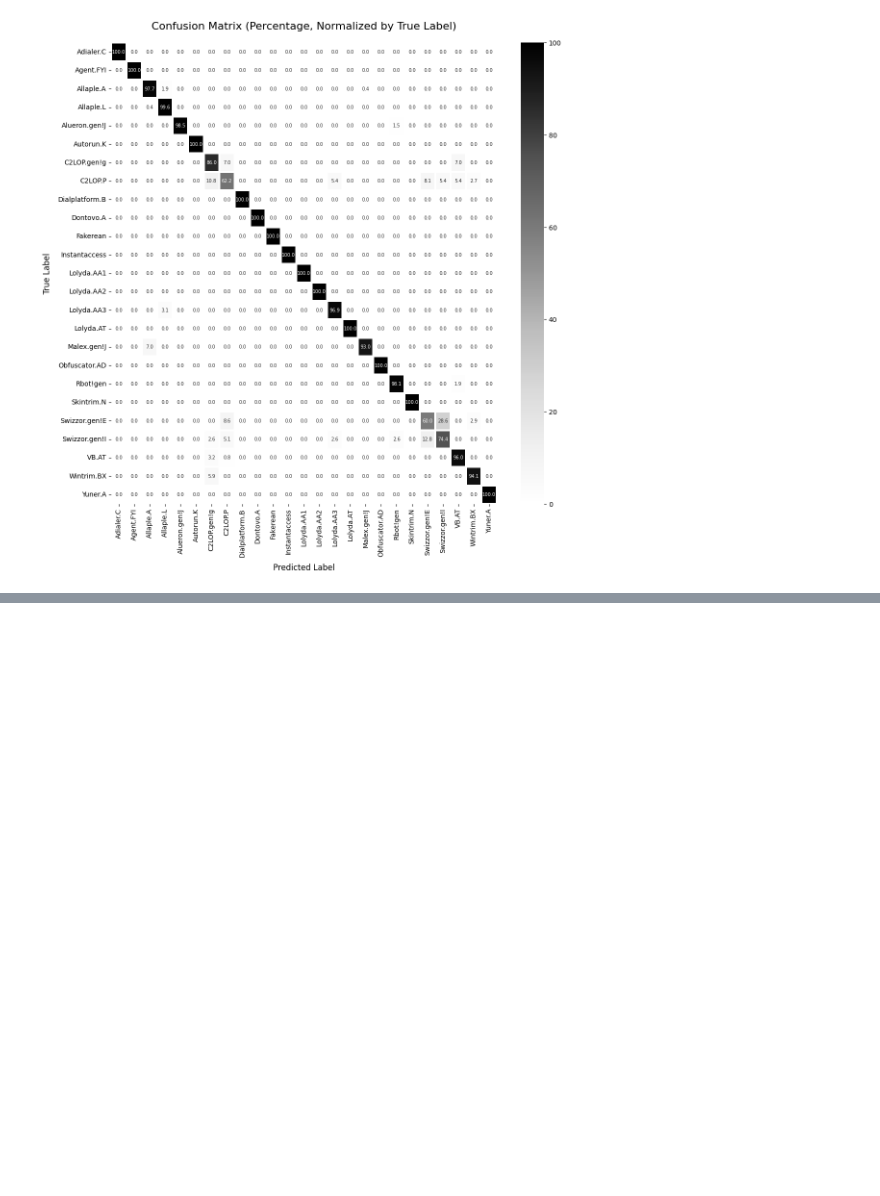
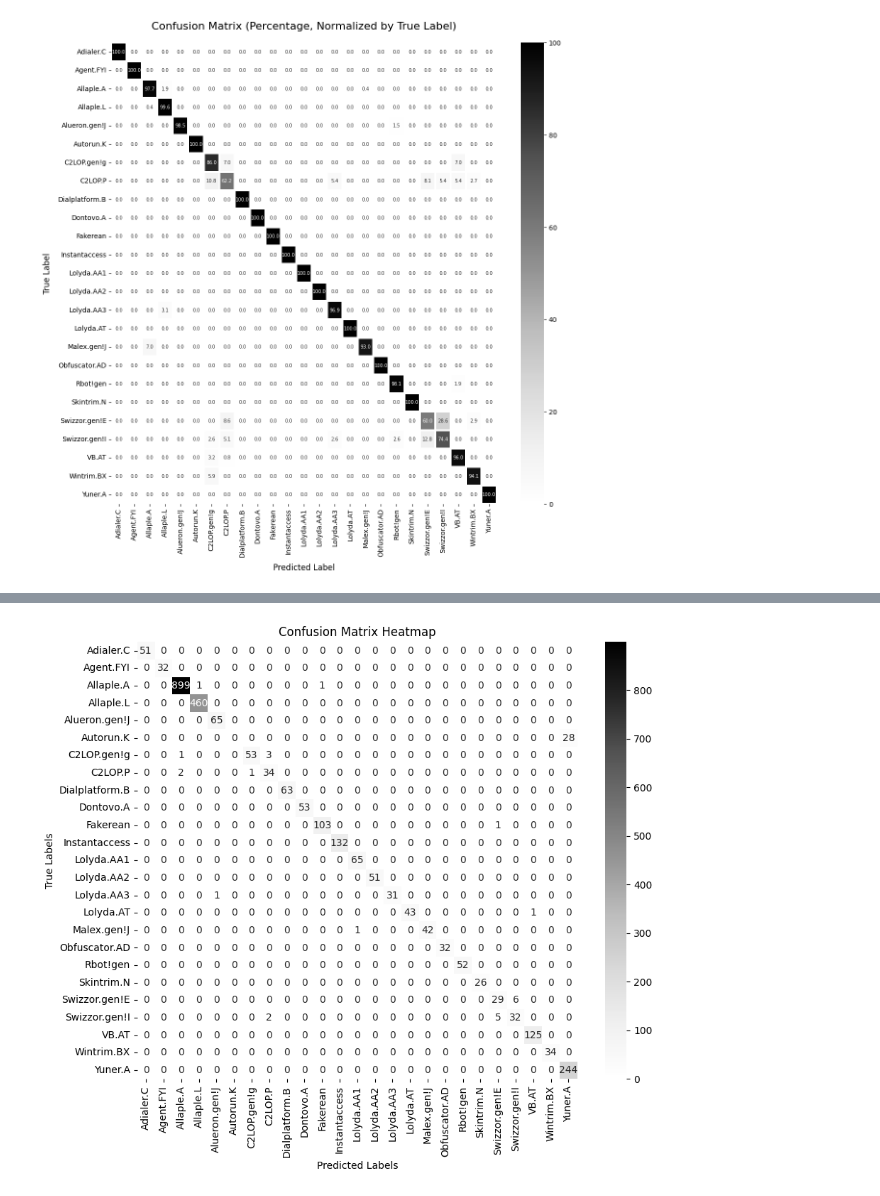
Before and after one commit to IMXINH/DeepLearning_Project, a Jupyter notebook: FinalProject.ipynb, the cells around one changed output, grey strips where cells are left out. Drawn from its saved outputs; the diff is of its cells as text; code cells hidden in the pictures; blank space fills up the shorter version.

```diff
--- a/FinalProject.ipynb
+++ b/FinalProject.ipynb
@@ -369,0 +703,26 @@ plt.show()
+# %%
+from sklearn.pipeline import make_pipeline
+from sklearn.preprocessing import StandardScaler
+from sklearn.svm import SVC
+
+print("提取 CNN 特徵")
+train_features, train_labels = extract_features(model, train_loader, device)
+test_features, test_labels = extract_features(model, test_loader, device)
+
+print("開始訓練 SVM 分類器")
+train_features_flat = train_features.reshape(train_features.shape[0], -1)
+test_features_flat = test_features.reshape(test_features.shape[0], -1)
+svm_classifier = make_pipeline(StandardScaler(), SVC(kernel='linear'))
+svm_classifier.fit(train_features_flat, train_labels)
+
+print("評估 SVM 分類器")
+predictions = svm_classifier.predict(test_features_flat)
+accuracy = accuracy_score(test_labels, predictions)
+precision = precision_score(test_labels, predictions, average='weighted')
+recall = recall_score(test_labels, predictions, average='weighted')
+f1 = f1_score(test_labels, predictions, average='weighted')
+
+print(f"SVM 測試準確率: {accuracy:.4f}")
+print(f"SVM 精確率: {precision:.4f}")
+print(f"SVM 召回率: {recall:.4f}")
+print(f"SVM F1 分數: {f1:.4f}")
@@ -369,0 +737,19 @@ plt.show()
+# %%
+import matplotlib.pyplot as plt
+from sklearn.metrics import confusion_matrix
+import seaborn as sns
+
+cm = confusion_matrix(test_labels, predictions)
+
+def plot_confusion_matrix(cm, class_names):
+    plt.figure(figsize=(10, 8))
+    sns.heatmap(cm, annot=True, fmt='d', cmap='Greys', xticklabels=class_names, yticklabels=class_names)
+    plt.xlabel('Predicted Labels')
+    plt.ylabel('True Labels')
+    plt.title('Confusion Matrix Heatmap')
+    plt.show()
+
+class_names = list(dataset.label_map.keys())
+plot_confusion_matrix(cm, class_names)
+# %% [output]
+[figure, added]
```
Also changed, not shown: parts of 40 cells of this notebook, 2 other files.
